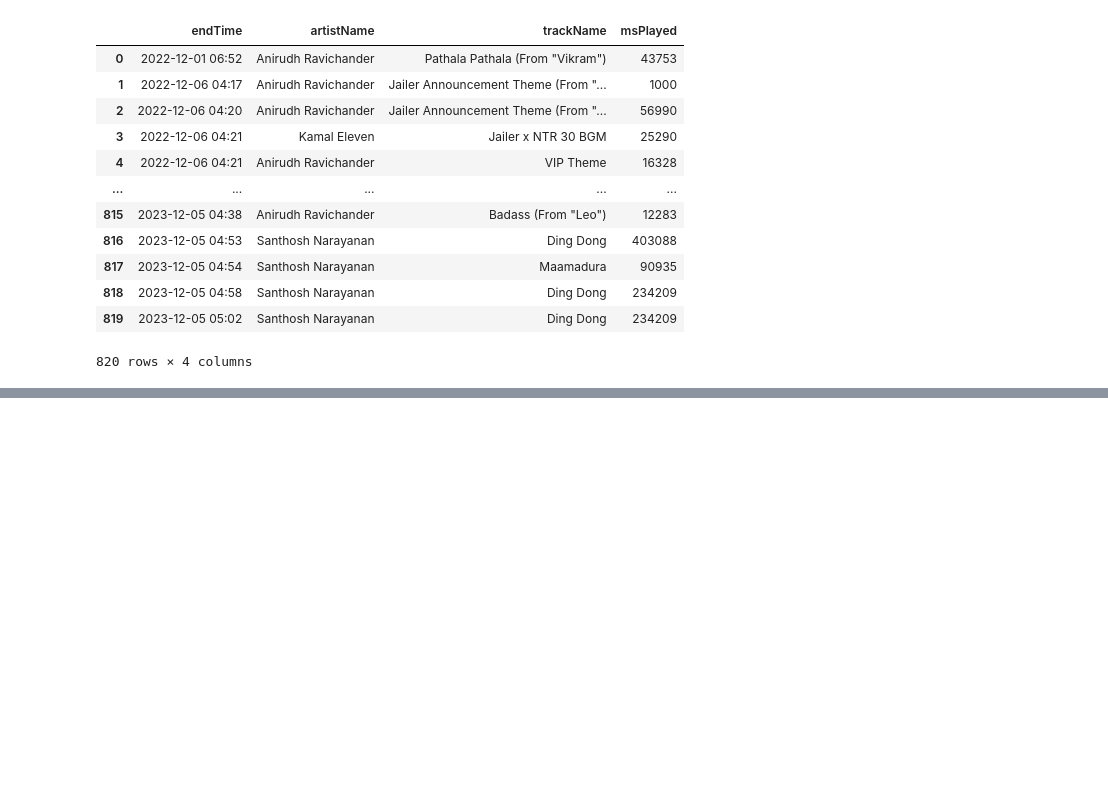
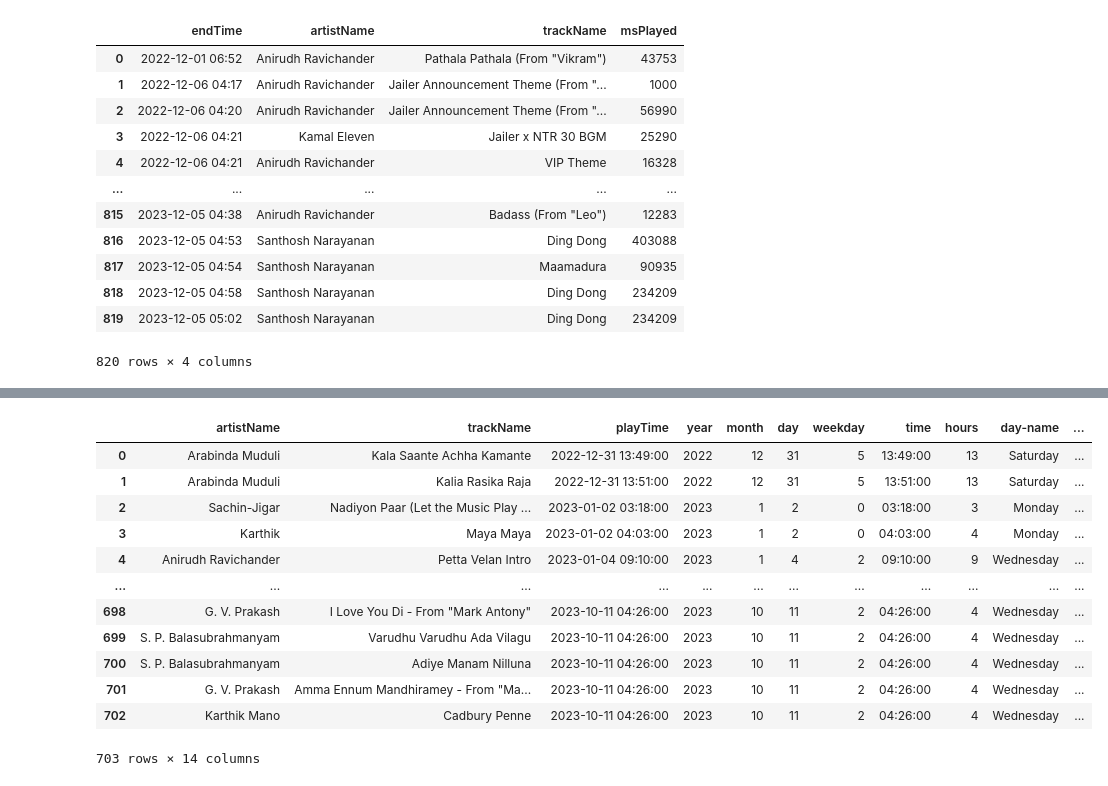
Before and after one commit to abhayvikramnayak98/SpotifyDA, a Jupyter notebook: top10artists.ipynb, the cells around one changed output, grey strips where cells are left out. Saved outputs shown, nothing was run; the diff lists cells and outputs as text; code cells hidden in the pictures; blank space fills up the shorter version.

```diff
--- a/top10artists.ipynb
+++ b/top10artists.ipynb
@@ -26,0 +59,21 @@ df
+# %%
+# Removing music before 1st Jan 2023
+df['playTime'] = pd.to_datetime(df['playTime'])
+lower_bound = pd.to_datetime('2022-12-31')
+upper_bound = pd.to_datetime('2023-12-01')
+artists_df = df[(df['playTime'] > lower_bound) & (df['playTime'] < upper_bound)].reset_index().drop(columns=['index'])
+artists_df
+# %% [output]
+|  | artistName | trackName | playTime | year | month | day | weekday | time | hours | day-name | ... |
+| 0 | Arabinda Muduli | Kala Saante Achha Kamante | 2022-12-31 13:49:00 | 2022 | 12 | 31 | 5 | 13:49:00 | 13 | Saturday | ... |
+| 1 | Arabinda Muduli | Kalia Rasika Raja | 2022-12-31 13:51:00 | 2022 | 12 | 31 | 5 | 13:51:00 | 13 | Saturday | ... |
+| 2 | Sachin-Jigar | Nadiyon Paar (Let the Music Play ... | 2023-01-02 03:18:00 | 2023 | 1 | 2 | 0 | 03:18:00 | 3 | Monday | ... |
+| 3 | Karthik | Maya Maya | 2023-01-02 04:03:00 | 2023 | 1 | 2 | 0 | 04:03:00 | 4 | Monday | ... |
+| 4 | Anirudh Ravichander | Petta Velan Intro | 2023-01-04 09:10:00 | 2023 | 1 | 4 | 2 | 09:10:00 | 9 | Wednesday | ... |
+| ... | ... | ... | ... | ... | ... | ... | ... | ... | ... | ... | ... |
+| 698 | G. V. Prakash | I Love You Di - From "Mark Antony" | 2023-10-11 04:26:00 | 2023 | 10 | 11 | 2 | 04:26:00 | 4 | Wednesday | ... |
+| 699 | S. P. Balasubrahmanyam | Varudhu Varudhu Ada Vilagu | 2023-10-11 04:26:00 | 2023 | 10 | 11 | 2 | 04:26:00 | 4 | Wednesday | ... |
+| 700 | S. P. Balasubrahmanyam | Adiye Manam Nilluna | 2023-10-11 04:26:00 | 2023 | 10 | 11 | 2 | 04:26:00 | 4 | Wednesday | ... |
+| 701 | G. V. Prakash | Amma Ennum Mandhiramey - From "Ma... | 2023-10-11 04:26:00 | 2023 | 10 | 11 | 2 | 04:26:00 | 4 | Wednesday | ... |
+| 702 | Karthik Mano | Cadbury Penne | 2023-10-11 04:26:00 | 2023 | 10 | 11 | 2 | 04:26:00 | 4 | Wednesday | ... |
+703 rows × 14 columns
```
Also changed, not shown: parts of 5 cells of this notebook, 1 other file.
